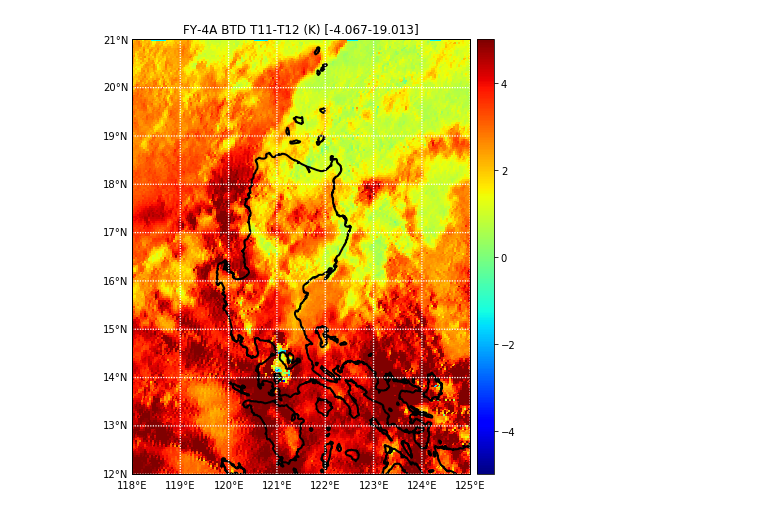
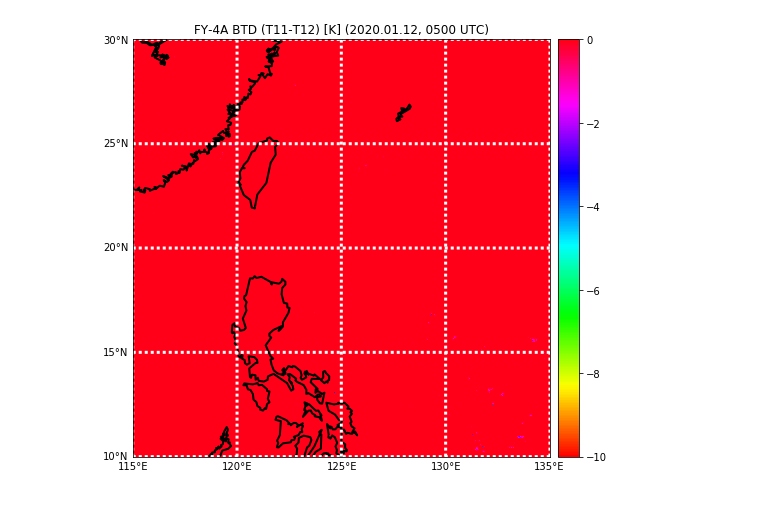
Before and after one commit to ektf1147/JUPYTER, a Jupyter notebook: Taal_volcano/codes/Plot_BTD_T11_T12.ipynb, the cells around one changed output. Drawn from its saved outputs; the diff is of its cells as text; code cells hidden in the pictures.

Commit message:
Project : Taal Volcano

```diff
--- a/Taal_volcano/codes/Plot_BTD_T11_T12.ipynb
+++ b/Taal_volcano/codes/Plot_BTD_T11_T12.ipynb
@@ -9,14 +9,8 @@ import matplotlib.pyplot as plt
 import numpy as np
 
 
-# Read FY-4A channel 12 and 13 digital numbers
+# file path
 dir = '/storage1/jhlee/NMSC_2018/FY_4A_AGRI/'
-sttime = '20200112080000'
-edtime = '20200112081459'
-fname = dir + 'FY4A-_AGRI--_N_DISK_1047E_L1-_FDI-_MULT_NOM_'+sttime+'_'+edtime+'_4000M_V0001.HDF'
-f = Dataset(fname, 'r')
-dn11 = f.variables['NOMChannel12'][:]
-dn12 = f.variables['NOMChannel13'][:]
 
 
 # Read 4 km lat/lon
@@ -25,7 +19,7 @@ lat = f.variables['Latitude'][:]
 lon = f.variables['Longitude'][:]
 
 
-# Convert DN to TB
+# Const. Convert DN to TB
 scale_11  = -0.003990
 offset_11 = 16.344793
 lamda_11  = 10.8
@@ -34,55 +28,73 @@ scale_12  = -0.003503
 offset_12 = 14.354327
 lamda_12  = 12.0
 
-rad_11 = scale_11 * dn11 + offset_11
-rad_12 = scale_12 * dn12 + offset_12
-
 c1 = 1.191042E08  # W/m2-sr-um
 c2 = 1.4387752E04 # K/um
 
-tb_11 = c2 / ( lamda_11 * np.log( 1.+ c1/(rad_11 * lamda_11 **5) ) )
-tb_12 = c2 / ( lamda_12 * np.log( 1.+ c1/(rad_12 * lamda_12 **5) ) )
 
+# Const. Target area
+llcrnrlat = 10
+urcrnrlat = 30
+llcrnrlon = 115
+urcrnrlon = 135
+
+
+# Read FY-4A channel 12 and 13 digital numbers
+hr = ['05','06','07','08','09','10','11','12','13','14','15','16','17','18','19','20','21','22','23']
+for i in hr:
+    year = '2020'
+    month = '01'
+    day = '12'
+    hour = i
+    sttime = year + month + day + hour
+    fname = dir + 'FY4A-_AGRI--_N_DISK_1047E_L1-_FDI-_MULT_NOM_'+sttime+'0000_'+sttime+'1459_4000M_V0001.HDF'
+    f = Dataset(fname, 'r')
+    dn11 = f.variables['NOMChannel12'][:]
+    dn12 = f.variables['NOMChannel13'][:]
+
+# Convert DN to TB
+    rad_11 = scale_11 * dn11 + offset_11
+    rad_12 = scale_12 * dn12 + offset_12
+
+    tb_11 = c2 / ( lamda_11 * np.log( 1.+ c1/(rad_11 * lamda_11 **5) ) )
+    tb_12 = c2 / ( lamda_12 * np.log( 1.+ c1/(rad_12 * lamda_12 **5) ) )
 
 
 # Target area
-llcrnrlat = 12
-urcrnrlat = 21
-llcrnrlon = 118
-urcrnrlon = 125
-btd_11_12 = tb_11 - tb_12
-btd_11_12[lat < llcrnrlat] = np.nan
-btd_11_12[lat > urcrnrlat] = np.nan
-btd_11_12[lon < llcrnrlon] = np.nan
-btd_11_12[lon > urcrnrlon] = np.nan
-
+    btd_11_12 = tb_11 - tb_12
+    btd_11_12[lat < llcrnrlat] = np.nan
+    btd_11_12[lat > urcrnrlat] = np.nan
+    btd_11_12[lon < llcrnrlon] = np.nan
+    btd_11_12[lon > urcrnrlon] = np.nan
 
 
 # Plot BTD (T11-T12) map
-plt.figure(figsize=(8,8))
+    plt.figure(figsize=(8,8))
 
 
-map = Basemap(projection='cyl', llcrnrlat= llcrnrlat, urcrnrlat = urcrnrlat,\
-              llcrnrlon = llcrnrlon, urcrnrlon = urcrnrlon, resolution = 'h')
+    map = Basemap(projection='cyl', llcrnrlat= llcrnrlat, urcrnrlat = urcrnrlat,\
+                  llcrnrlon = llcrnrlon, urcrnrlon = urcrnrlon, resolution = 'l')
 
-x, y = map(lon, lat)
+    x, y = map(lon, lat)
 
-cs = map.pcolormesh(x,y,btd_11_12, shading='flat', cmap=plt.cm.jet)
+    # Taal volcano position
+    xi, yi = map(121, 14)
+#    map.plot(xi, yi, 'm^', markersize=13)
 
-map.drawcoastlines(linewidth=2)
+    cs = map.pcolormesh(x,y,btd_11_12, shading='flat', cmap=plt.cm.hsv)
 
-map.drawparallels(np.arange(llcrnrlat,urcrnrlat+1,1.), labels=[True,False,False,False], color='white', linewidth=1.3)
-map.drawmeridians(np.arange(llcrnrlon,urcrnrlon+1,1.), labels=[False,False,False,True], color='white', linewidth=1.3)
-map.drawmapboundary(fill_color='aqua')
+    map.drawcoastlines(linewidth=2)
 
-plt.clim(-5,5) # colorbar range
-cb = map.colorbar(cs, "right")
+    map.drawparallels(np.arange(llcrnrlat,urcrnrlat+1,5.), labels=[True,False,False,False], color='white', linewidth=3.0)
+    map.drawmeridians(np.arange(llcrnrlon,urcrnrlon+1,5.), labels=[False,False,False,True], color='white', linewidth=3.0)
 
+    plt.clim(-10,0) # colorbar range
+    cb = map.colorbar(cs, "right")
 
 # show result plot
-minval = np.nanmin(btd_11_12)
-maxval = np.nanmax(btd_11_12)
-plt.title("FY-4A BTD T11-T12 (K) [%5.3f-%6.3f]" %(minval,maxval))
-plt.savefig('../plots/FY4A_BTD_11_12_'+sttime+'.png', dpi=300)
-plt.show()
+    print(np.nanmin( btd_11_12))
+    print(np.nanmax( btd_11_12))
+    plt.title('FY-4A BTD (T11-T12) [K] (%s.%s.%s, %s00 UTC)' %(year, month, day, hour))
+#    plt.savefig('../plots/FY4A_BTD/FY4A_BTD_11_12_'+sttime+'0000.png', dpi=300)
+    plt.show()
 # %% [output]
@@ -89 +103 @@ plt.show()
-[figure, old version]
+[figure, new version]
```
Also changed, not shown: parts of 1 cell of this notebook, 20 other files.
